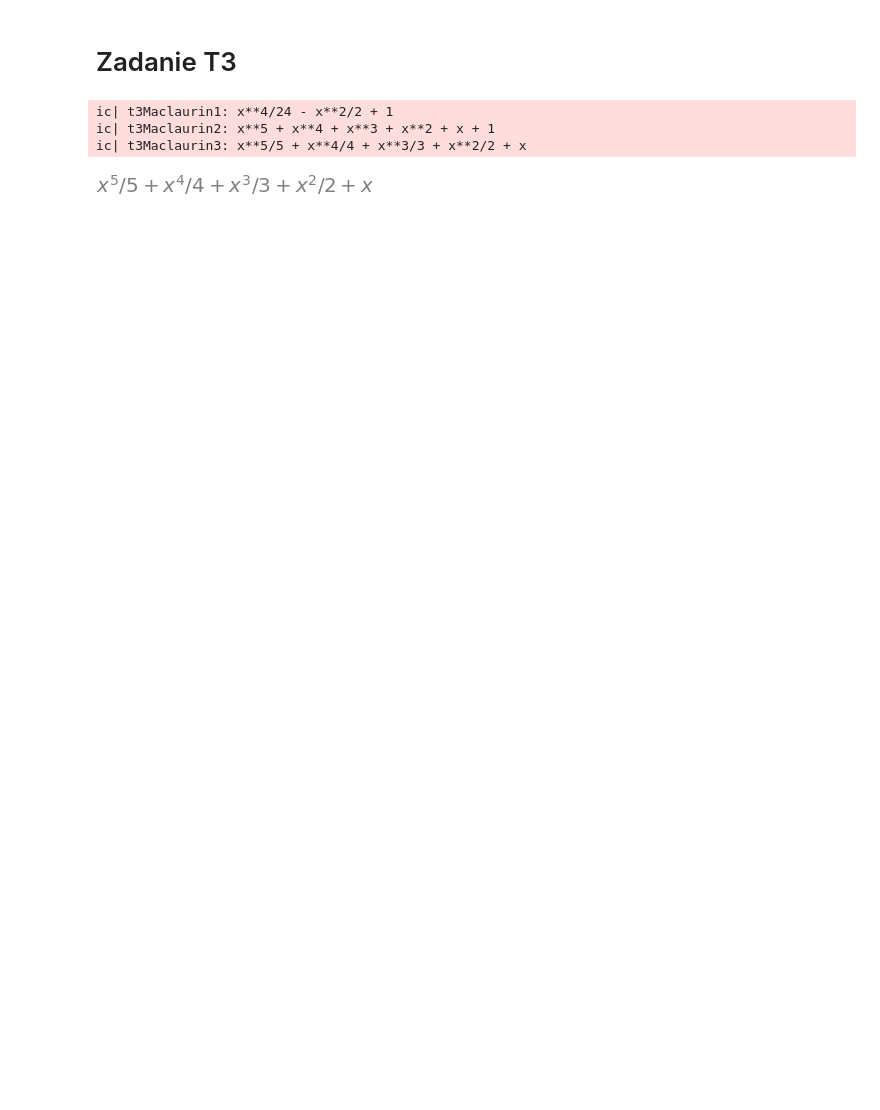
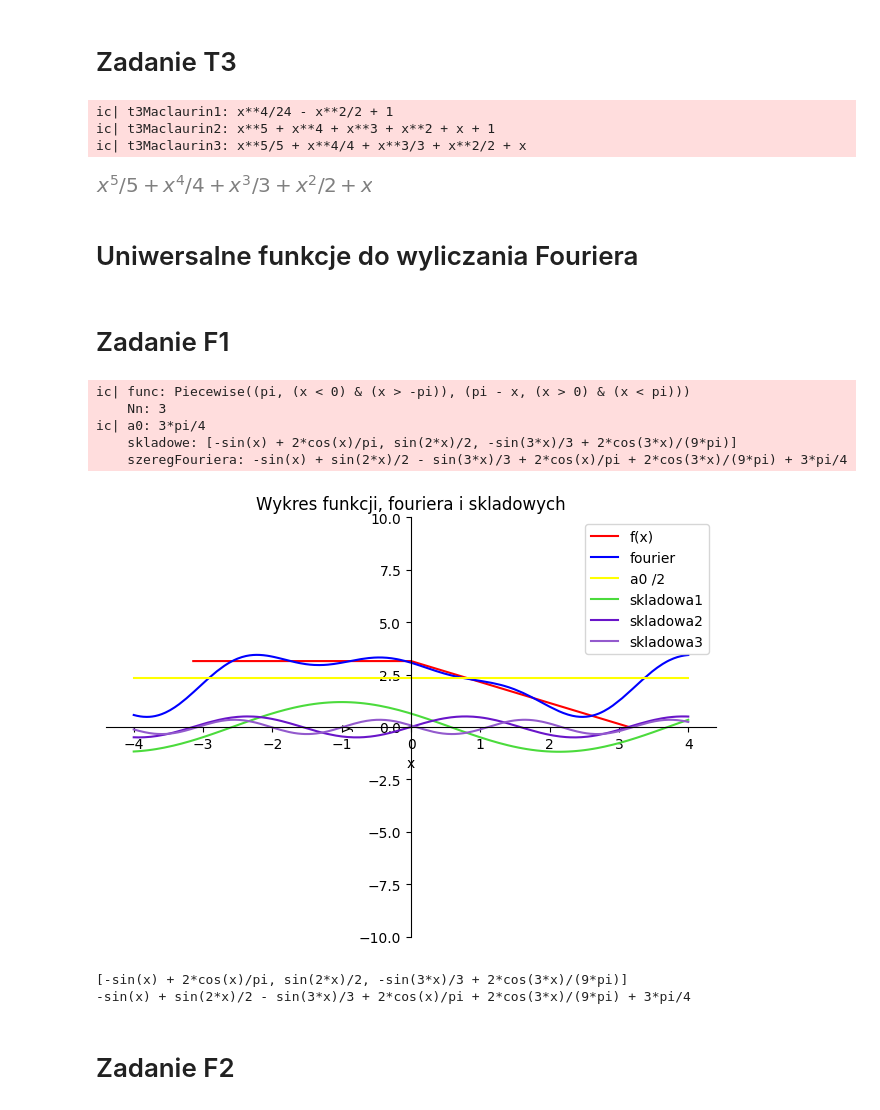
Before and after one commit to rzymski/jupyterObliczeniaNaukowe, a Jupyter notebook: szeregi.ipynb, the cells around one changed output. Drawn from its saved outputs; the diff is of its cells as text; code cells hidden in the pictures; blank space fills up the shorter version.

```diff
--- a/szeregi.ipynb
+++ b/szeregi.ipynb
@@ -160,3 +144,5 @@ ic| t3Maclaurin1: x**4/24 - x**2/2 + 1
 ic| t3Maclaurin2: x**5 + x**4 + x**3 + x**2 + x + 1
 ic| t3Maclaurin3: x**5/5 + x**4/4 + x**3/3 + x**2/2 + x
 [figure]
+# %% [markdown]
+# Uniwersalne funkcje do wyliczania Fouriera
@@ -162,0 +167,49 @@ ic| t3Maclaurin3: x**5/5 + x**4/4 + x**3/3 + x**2/2 + x
+# %% [markdown]
+# Zadanie F1
+# %%
+def f1(func, Nn):
+    ic(func, Nn)
+    a0, skladowe = calculateFourierComponents(func ,Nn)
+    szeregFouriera = getFourierSeriesFromComponents(a0, skladowe)
+    ic(a0, skladowe, szeregFouriera)
+    # Układ wykresów - wykres funkcji, wykres N-tego przybliżenia oraz wykres skladowych
+    fourierPlotData = [{'func': func, 'color': "red", 'label': "f(x)"}, {'func': szeregFouriera, 'color': "blue", 'label': "fourier"}, {'func': a0, 'color': "yellow", 'label': "a0 /2 "}]  # Dodanie danych wykresu Funkcji i Fouriera
+    for i, skladowa in enumerate(skladowe):
+        if skladowa:
+            randomColor = '#' + ''.join([random.choice('123456789ABCDE') for j in range(6)])
+            fourierPlotData.extend([{'func': skladowa, 'color': randomColor, 'label': f"skladowa{i+1}"}]) # Dodanie danych wykresow skladowych
+    wykresFunkcjiFurieraISkladowych = getPlots(fourierPlotData, "Wykres funkcji, fouriera i skladowych", (-4, 4))
+    return [s for s in skladowe if s != 0], szeregFouriera, wykresFunkcjiFurieraISkladowych
+# %%
+# f1Func = Piecewise(
+#     (-1, (x > -pi) & (x < 0)),
+#     (0, x == 0),
+#     (1, (x > 0) & (x < pi))
+# )
+f1Func = Piecewise(
+    (pi, (x > -pi) & (x < 0)),
+    (pi, x == 0),
+    (pi - x, (x > 0) & (x < pi))
+)
+# f1Func = Piecewise(
+#     (x + pi, (x >= -pi) & (x < 0)),
+#     (0, x == 0),
+#     (x**2 - pi**2, (x > 0) & (x <= pi))
+# )
+f1N = 3
+
+
+w1, w2, w3 = f1(f1Func, f1N)
+print(w1)
+print(w2)
+# %% [output]
+ic| func: Piecewise((pi, (x < 0) & (x > -pi)), (pi - x, (x > 0) & (x < pi)))
+    Nn: 3
+ic| a0: 3*pi/4
+    skladowe: [-sin(x) + 2*cos(x)/pi, sin(2*x)/2, -sin(3*x)/3 + 2*cos(3*x)/(9*pi)]
+    szeregFouriera: -sin(x) + sin(2*x)/2 - sin(3*x)/3 + 2*cos(x)/pi + 2*cos(3*x)/(9*pi) + 3*pi/4
+[figure, added]
+[-sin(x) + 2*cos(x)/pi, sin(2*x)/2, -sin(3*x)/3 + 2*cos(3*x)/(9*pi)]
+-sin(x) + sin(2*x)/2 - sin(3*x)/3 + 2*cos(x)/pi + 2*cos(3*x)/(9*pi) + 3*pi/4
+# %% [markdown]
+# Zadanie F2
```
Also changed, not shown: parts of 16 cells of this notebook, 1 other file.
